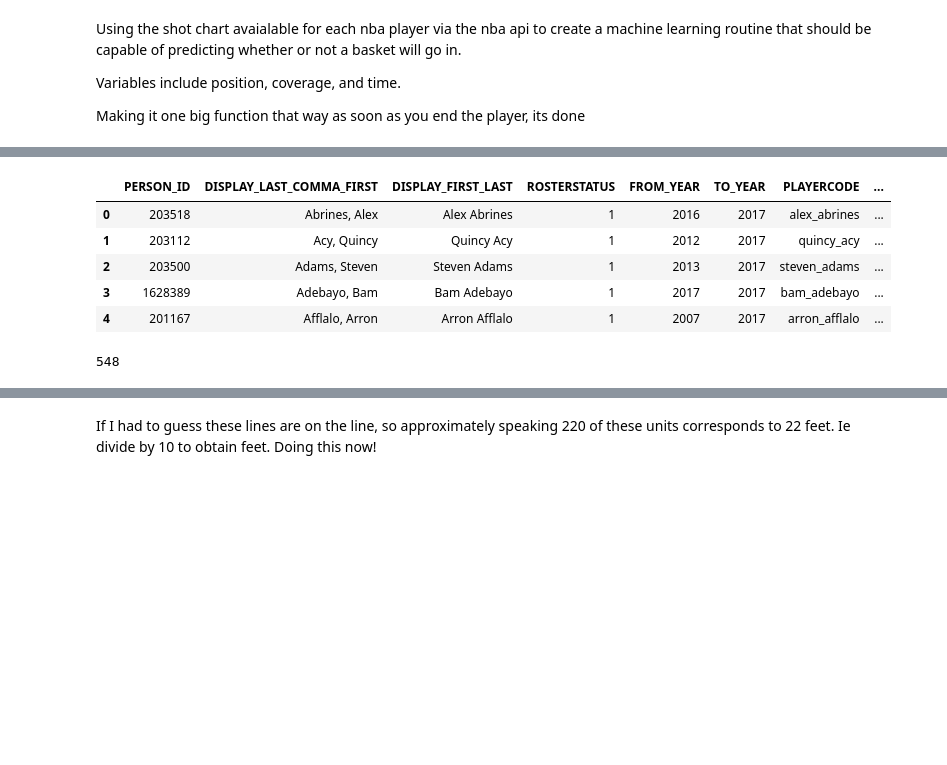
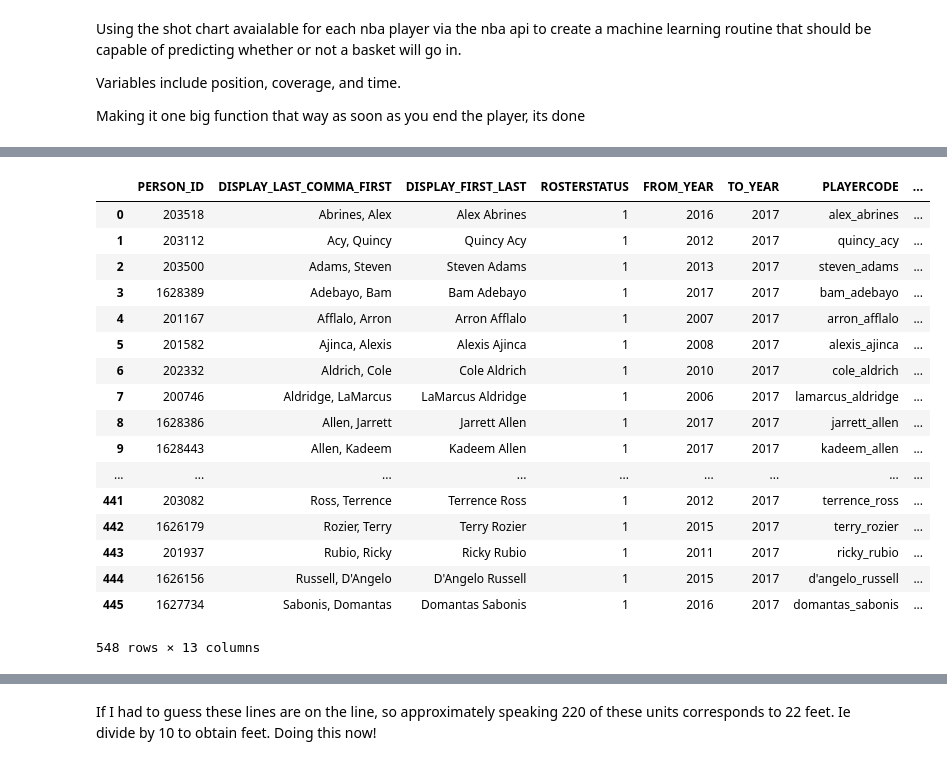
Before and after one commit to nkasmanoff/MLstuff, a Jupyter notebook: Phys476/project/Shot chart shots-v2.ipynb, the cells around one changed output, grey strips where cells are left out. Cells and saved outputs as stored; diff of their text form; code cells hidden in the pictures; blank space fills up the shorter version.

```diff
--- a/Phys476/project/Shot chart shots-v2.ipynb
+++ b/Phys476/project/Shot chart shots-v2.ipynb
@@ -22,17 +34,25 @@ players = player.PlayerList()
 # %%
 playersdf = players.info()
 # %%
-playersdf.head()
+playersdf
 # %% [output]
 |  | PERSON_ID | DISPLAY_LAST_COMMA_FIRST | DISPLAY_FIRST_LAST | ROSTERSTATUS | FROM_YEAR | TO_YEAR | PLAYERCODE | ... |
 | 0 | 203518 | Abrines, Alex | Alex Abrines | 1 | 2016 | 2017 | alex_abrines | ... |
 | 1 | 203112 | Acy, Quincy | Quincy Acy | 1 | 2012 | 2017 | quincy_acy | ... |
 | 2 | 203500 | Adams, Steven | Steven Adams | 1 | 2013 | 2017 | steven_adams | ... |
 | 3 | 1628389 | Adebayo, Bam | Bam Adebayo | 1 | 2017 | 2017 | bam_adebayo | ... |
 | 4 | 201167 | Afflalo, Arron | Arron Afflalo | 1 | 2007 | 2017 | arron_afflalo | ... |
+| 5 | 201582 | Ajinca, Alexis | Alexis Ajinca | 1 | 2008 | 2017 | alexis_ajinca | ... |
+| 6 | 202332 | Aldrich, Cole | Cole Aldrich | 1 | 2010 | 2017 | cole_aldrich | ... |
+| 7 | 200746 | Aldridge, LaMarcus | LaMarcus Aldridge | 1 | 2006 | 2017 | lamarcus_aldridge | ... |
+| 8 | 1628386 | Allen, Jarrett | Jarrett Allen | 1 | 2017 | 2017 | jarrett_allen | ... |
+| 9 | 1628443 | Allen, Kadeem | Kadeem Allen | 1 | 2017 | 2017 | kadeem_allen | ... |
+| ... | ... | ... | ... | ... | ... | ... | ... | ... |
+| 441 | 203082 | Ross, Terrence | Terrence Ross | 1 | 2012 | 2017 | terrence_ross | ... |
+| 442 | 1626179 | Rozier, Terry | Terry Rozier | 1 | 2015 | 2017 | terry_rozier | ... |
+| 443 | 201937 | Rubio, Ricky | Ricky Rubio | 1 | 2011 | 2017 | ricky_rubio | ... |
+| 444 | 1626156 | Russell, D'Angelo | D'Angelo Russell | 1 | 2015 | 2017 | d'angelo_russell | ... |
+| 445 | 1627734 | Sabonis, Domantas | Domantas Sabonis | 1 | 2016 | 2017 | domantas_sabonis | ... |
+548 rows × 13 columns
 # %%
 PIDs = playersdf['PERSON_ID'].valuues
-# %%
-len(PIDs)
-# %% [output]
-548
```
Also changed, not shown: parts of 12 cells of this notebook, 3 other files.
